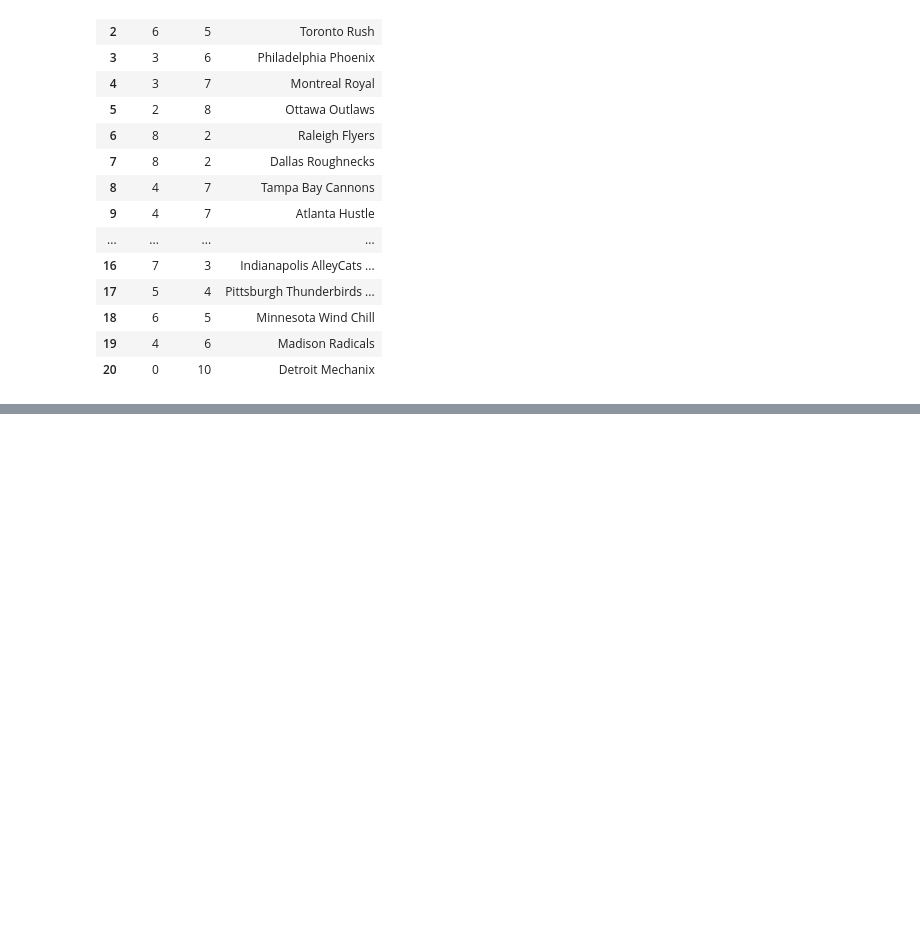
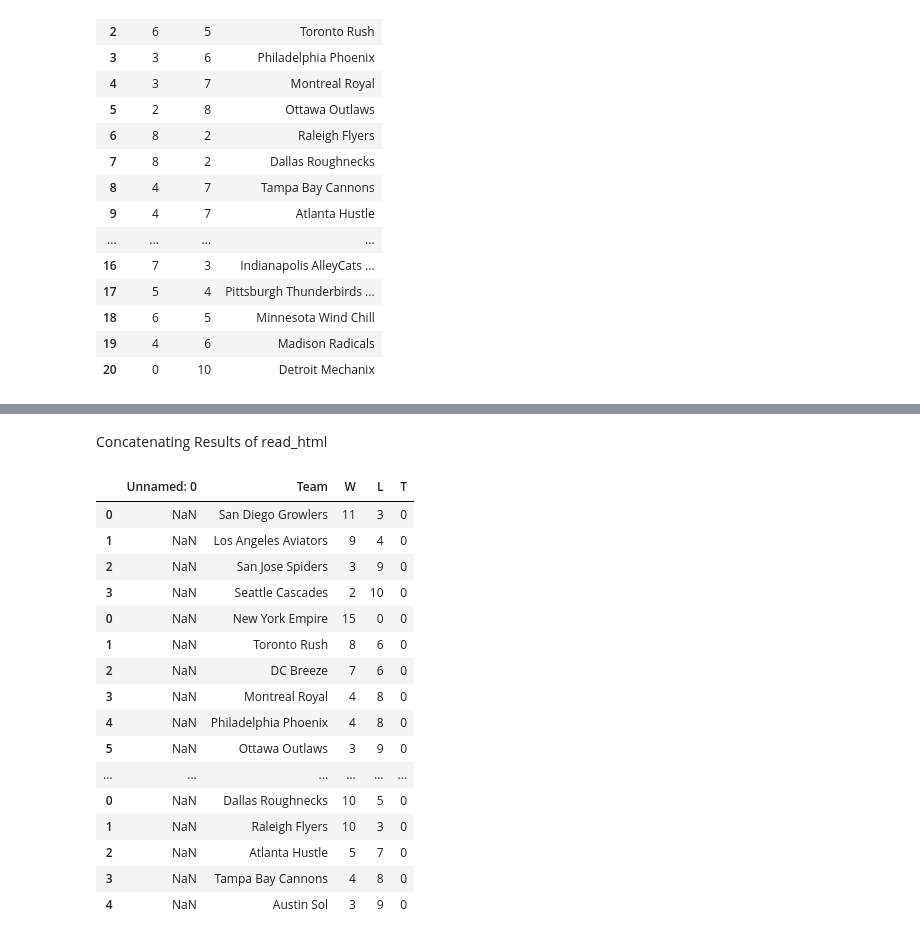
Before and after one commit to Robmattles/Python-For-Data-Analysis, a Jupyter notebook: Lecture Materials - Filled/HTML Parsing Lecture - Filled.ipynb, the cells around one changed output, grey strips where cells are left out. Saved outputs shown, nothing was run; the diff lists cells and outputs as text; code cells hidden in the pictures; blank space fills up the shorter version.

Commit message:
add read_html to scraping

```diff
--- a/Lecture Materials - Filled/HTML Parsing Lecture - Filled.ipynb
+++ b/Lecture Materials - Filled/HTML Parsing Lecture - Filled.ipynb
@@ -74,0 +77,4 @@ pd.DataFrame({'Wins':winList,'Losses':lossList,'Team Name':nameList})
+# %%
+import pandas as pd
+allTables=pd.read_html('https://theaudl.com/league/standings')
+allTables
@@ -74,0 +99,22 @@ pd.DataFrame({'Wins':winList,'Losses':lossList,'Team Name':nameList})
+# %% [markdown]
+Concatenating Results of read_html
+# %%
+pd.concat(allTables[:4])
+# %% [output]
+|  | Unnamed: 0 | Team | W | L | T |
+| 0 | NaN | San Diego Growlers | 11 | 3 | 0 |
+| 1 | NaN | Los Angeles Aviators | 9 | 4 | 0 |
+| 2 | NaN | San Jose Spiders | 3 | 9 | 0 |
+| 3 | NaN | Seattle Cascades | 2 | 10 | 0 |
+| 0 | NaN | New York Empire | 15 | 0 | 0 |
+| 1 | NaN | Toronto Rush | 8 | 6 | 0 |
+| 2 | NaN | DC Breeze | 7 | 6 | 0 |
+| 3 | NaN | Montreal Royal | 4 | 8 | 0 |
+| 4 | NaN | Philadelphia Phoenix | 4 | 8 | 0 |
+| 5 | NaN | Ottawa Outlaws | 3 | 9 | 0 |
+| ... | ... | ... | ... | ... | ... |
+| 0 | NaN | Dallas Roughnecks | 10 | 5 | 0 |
+| 1 | NaN | Raleigh Flyers | 10 | 3 | 0 |
+| 2 | NaN | Atlanta Hustle | 5 | 7 | 0 |
+| 3 | NaN | Tampa Bay Cannons | 4 | 8 | 0 |
+| 4 | NaN | Austin Sol | 3 | 9 | 0 |
```
Also changed, not shown: parts of 2 cells of this notebook, 3 other files.
